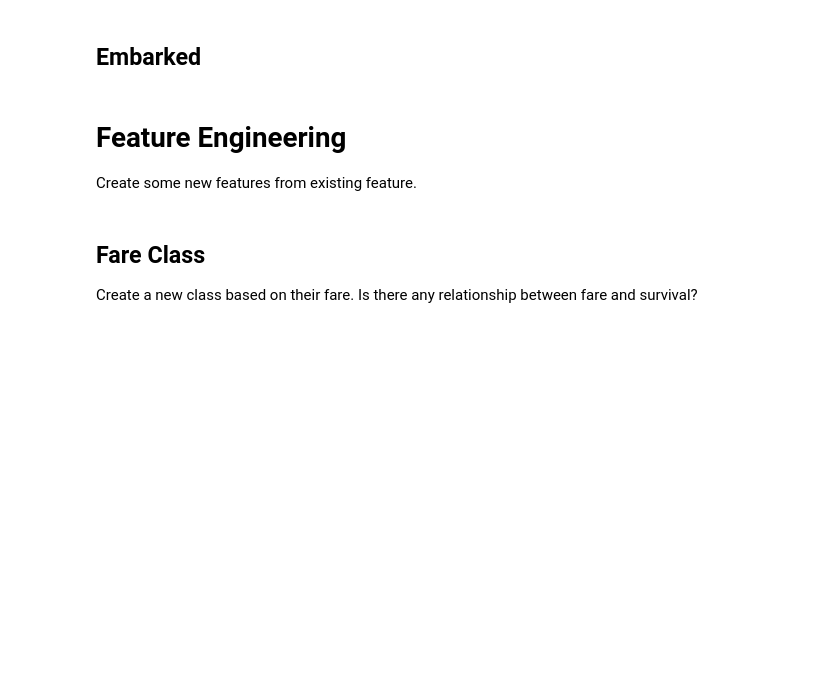
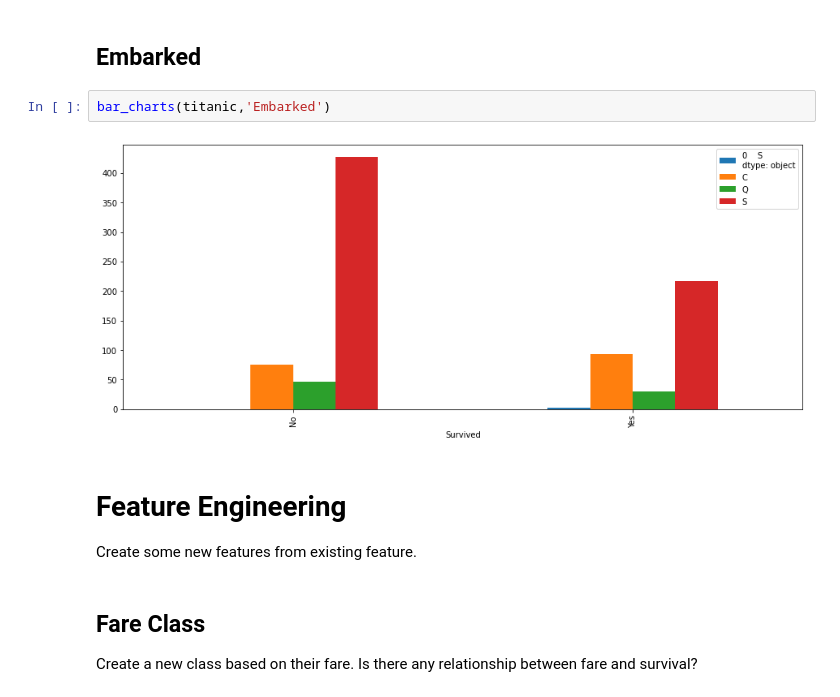
Before and after one commit to Vonte21/IOD, a Jupyter notebook: Labs/IOD_Lab 3.2.1.ipynb, the cells around one changed output. Cells and saved outputs as stored; diff of their text form; blank space fills up the shorter version.

```diff
--- a/Labs/IOD_Lab 3.2.1.ipynb
+++ b/Labs/IOD_Lab 3.2.1.ipynb
@@ -241,5 +355,9 @@ bar_charts(titanic,'Parch')
 # %% [markdown]
 ## Embarked
+# %%
+bar_charts(titanic,'Embarked')
+# %% [output]
+[figure, added]
 # %% [markdown]
 # Feature Engineering
 
```
Also changed, not shown: parts of 23 cells of this notebook.
